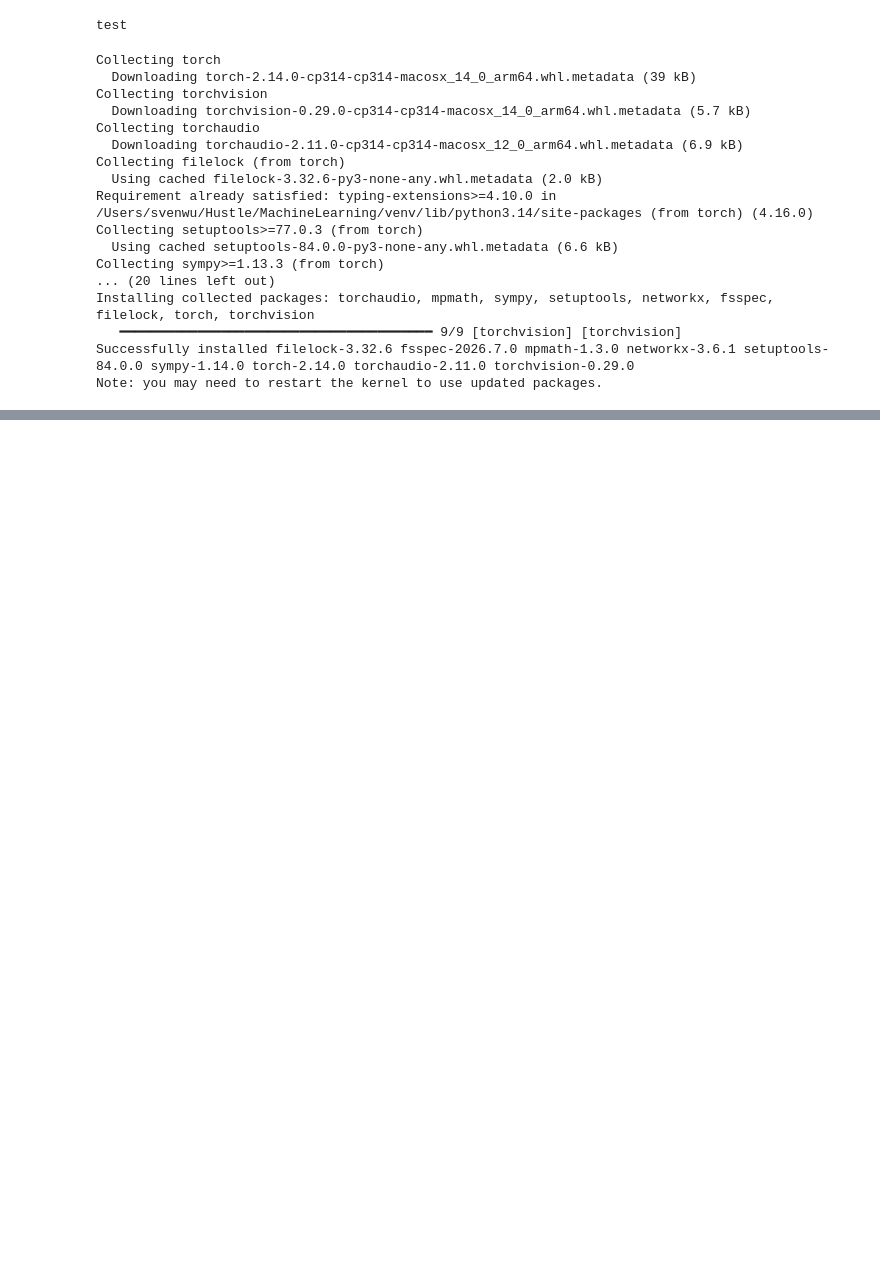
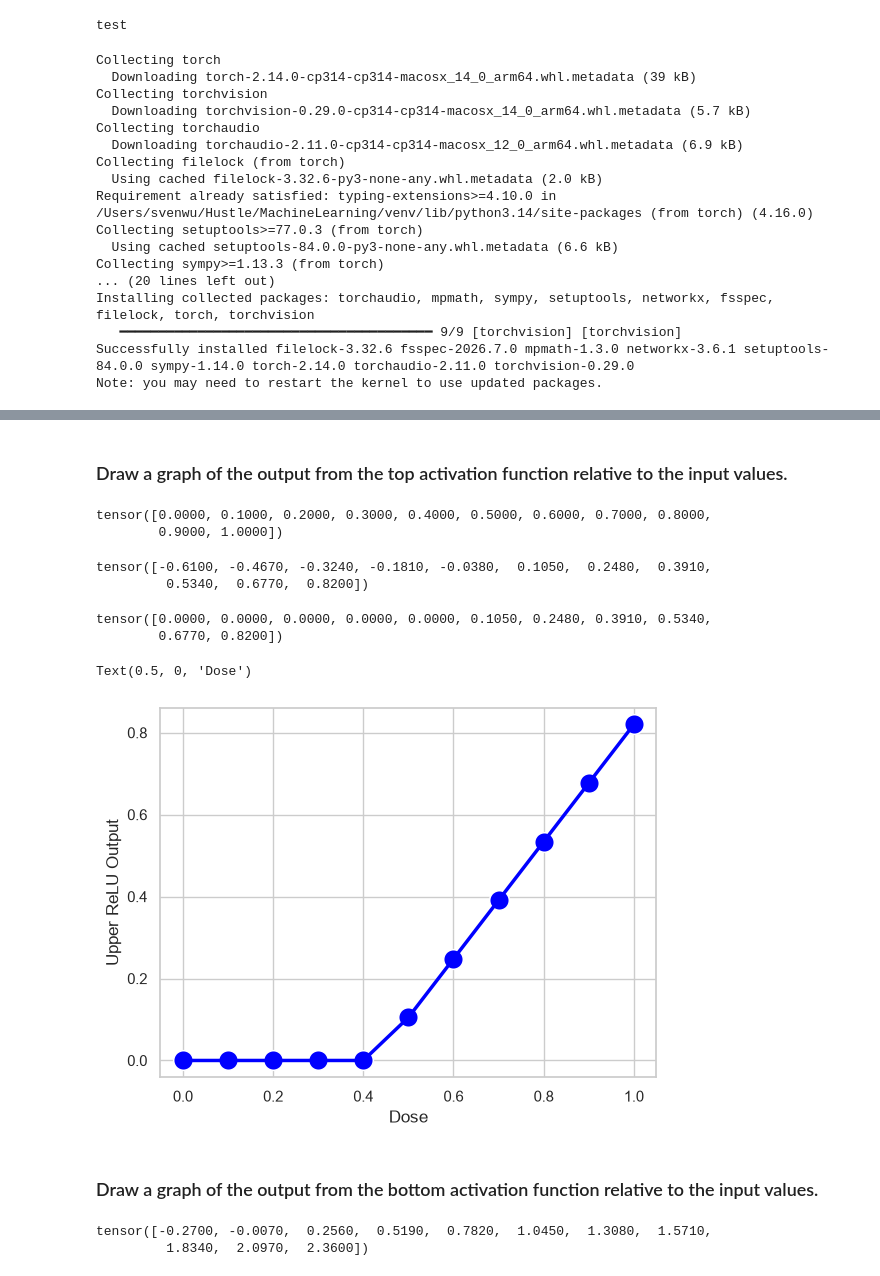
Before and after one commit to SevenWoos/MachineLearningProjects, a Jupyter notebook: neural_networks/statquest/chapter1_basic_nn_pytorch.ipynb, the cells around one changed output, grey strips where cells are left out. Drawn from its saved outputs; the diff is of its cells as text; code cells hidden in the pictures; blank space fills up the shorter version.

Commit message:
basic neural network in pytorch.

```diff
--- a/neural_networks/statquest/chapter1_basic_nn_pytorch.ipynb
+++ b/neural_networks/statquest/chapter1_basic_nn_pytorch.ipynb
@@ -79,0 +137,5 @@ import seaborn as sns ## seaborn makes it easier to draw nice-looking graphs.
+# %%
+## First, let's create an instance of our neural network.
+## We'll call it "model" since that is the standard
+## terminology in the field.
+model = myNN()
@@ -79,0 +161,61 @@ import seaborn as sns ## seaborn makes it easier to draw nice-looking graphs.
+# %% [markdown]
+### Draw a graph of the output from the top activation function relative to the input values.
+# %%
+## Create the different doses we want to run through the neural network.
+## torch.linspace() creates the sequence of numbers between, and including, 0 and 1.
+input_doses = torch.linspace(start=0, end=1, steps=11)
+
+# now print out the doses to make sure they are what we expect...
+input_doses
+# %% [output]
+tensor([0.0000, 0.1000, 0.2000, 0.3000, 0.4000, 0.5000, 0.6000, 0.7000, 0.8000,
+        0.9000, 1.0000])
+# %%
+## now multiply the doses by the weight (w1) and add the bias (b1) on
+## the connection from the input to the top activation function.
+top_x_axis_values = (model.w1 * input_doses) + model.b1
+top_x_axis_values
+# %% [output]
+tensor([-0.6100, -0.4670, -0.3240, -0.1810, -0.0380,  0.1050,  0.2480,  0.3910,
+         0.5340,  0.6770,  0.8200])
+# %%
+## now run those x-axis values through the ReLU...
+top_y_axis_values = F.relu(top_x_axis_values)
+top_y_axis_values
+# %% [output]
+tensor([0.0000, 0.0000, 0.0000, 0.0000, 0.0000, 0.1050, 0.2480, 0.3910, 0.5340,
+        0.6770, 0.8200])
+# %%
+## Now draw a graph of the input doses and the y-axis output values from the ReLU
+
+## First, set the style for seaborn so that the graph looks cool.
+sns.set(style="whitegrid")
+
+## First, draw the individual points
+sns.scatterplot(x=input_doses,
+                y=top_y_axis_values,
+                color='blue',
+                s=200)
+
+## Now connect those points with a line
+sns.lineplot(x=input_doses,
+             y=top_y_axis_values,
+             color='blue',
+             linewidth=2.5)
+
+## now label the y- and x-axes.
+plt.ylabel('Upper ReLU Output')
+plt.xlabel('Dose')
+# %% [output]
+Text(0.5, 0, 'Dose')
+[figure, added]
+# %% [markdown]
+### Draw a graph of the output from the bottom activation function relative to the input values.
+# %%
+## now multiply the doses by the weight (w2) and add the bias (b2) on
+## the connection from the input to the bottom activation function.
+bottom_x_axis_values = (model.w2 * input_doses) + model.b2
+bottom_x_axis_values
+# %% [output]
+tensor([-0.2700, -0.0070,  0.2560,  0.5190,  0.7820,  1.0450,  1.3080,  1.5710,
+         1.8340,  2.0970,  2.3600])
```
Also changed, not shown: parts of 18 cells of this notebook.
